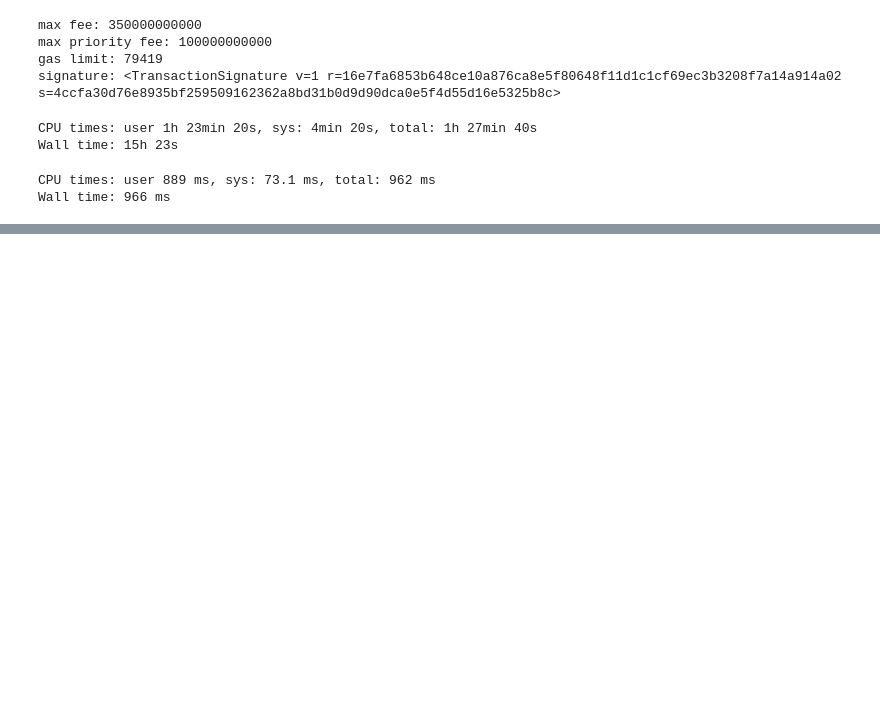
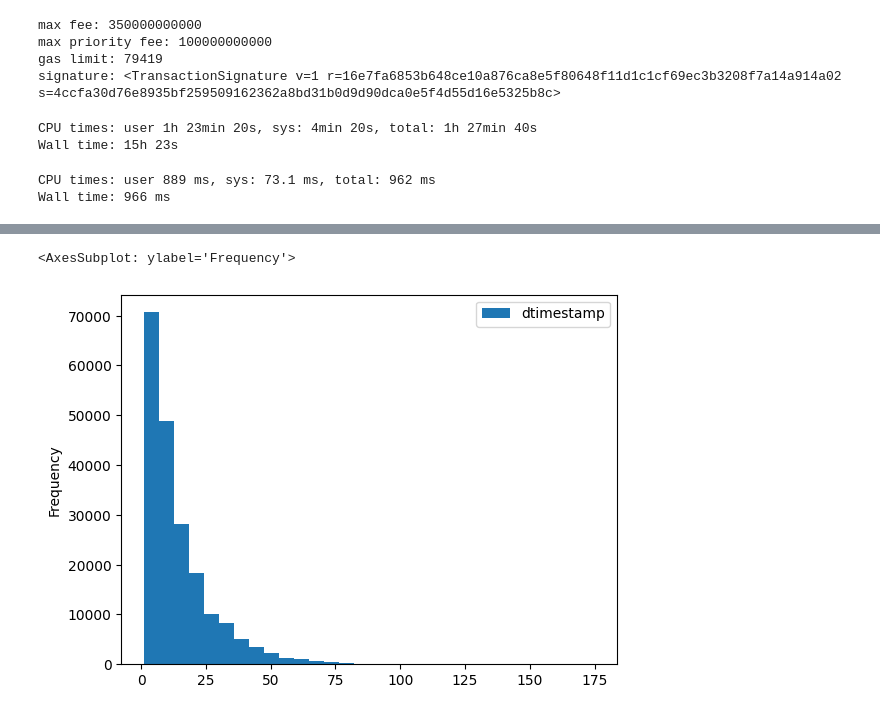
Before and after one commit to fmrmf/merge-challenge, a Jupyter notebook: notebook/blocks.ipynb, the cells around one changed output, grey strips where cells are left out. Saved outputs shown, nothing was run; the diff lists cells and outputs as text; code cells hidden in the pictures; blank space fills up the shorter version.

```diff
--- a/notebook/blocks.ipynb
+++ b/notebook/blocks.ipynb
@@ -30,7 +30,7 @@ Block(num_transactions=201, hash=HexBytes('0x390f8608cff6667c959bd0a2747ba30df9d
 # %%
 # some relevant numbers
 start_block_number = 15338009 # ~1 month before merge
-merge_block_number = 15537393
+merge_block_number = 15537394
 current_block_number = current_block.number
 # %%
 # PREP: get txs in current block
@@ -94,0 +122,6 @@ qb
+# %%
+# plot distribution of block times before merge
+qb[qb['number'] < merge_block_number].plot(y='dtimestamp', kind='hist', bins=30)
+# %% [output]
+<AxesSubplot: ylabel='Frequency'>
+[figure, added]
```
Also changed, not shown: parts of 18 cells of this notebook.
